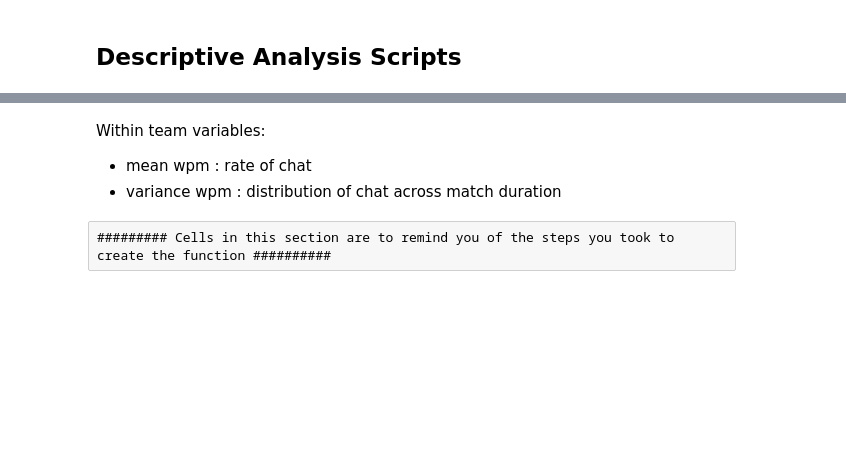
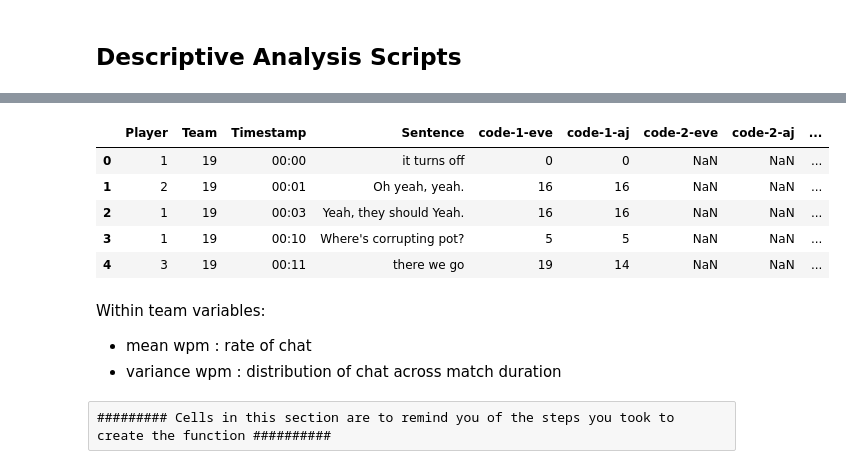
Before and after one commit to evelyntan/scripts, a Jupyter notebook: extract-words-from-transcript.ipynb, the cells around one changed output, grey strips where cells are left out. Drawn from its saved outputs; the diff is of its cells as text; code cells hidden in the pictures; blank space fills up the shorter version.

```diff
--- a/extract-words-from-transcript.ipynb
+++ b/extract-words-from-transcript.ipynb
@@ -211,3 +211,17 @@ mean_words_per_minute(merged_df)
 def get_words_per_minute(match):
 
     return words_per_minute
+# %%
+# import transcript (uncleaned)
+raw_transcript_df = pd.read_csv(r'D:\Projects\UG-league-project\data\coded-transcripts\team-[19].csv')
+
+raw_transcript_df['match_duration_in_seconds'] = raw_transcript_df['Timestamp'].apply(seconder)
+
+raw_transcript_df.head()
+# %% [output]
+|  | Player | Team | Timestamp | Sentence | code-1-eve | code-1-aj | code-2-eve | code-2-aj | ... |
+| 0 | 1 | 19 | 00:00 | it turns off | 0 | 0 | NaN | NaN | ... |
+| 1 | 2 | 19 | 00:01 | Oh yeah, yeah. | 16 | 16 | NaN | NaN | ... |
+| 2 | 1 | 19 | 00:03 | Yeah, they should Yeah. | 16 | 16 | NaN | NaN | ... |
+| 3 | 1 | 19 | 00:10 | Where's corrupting pot? | 5 | 5 | NaN | NaN | ... |
+| 4 | 3 | 19 | 00:11 | there we go | 19 | 14 | NaN | NaN | ... |
```
Also changed, not shown: parts of 1 cell of this notebook, 1 other file.
